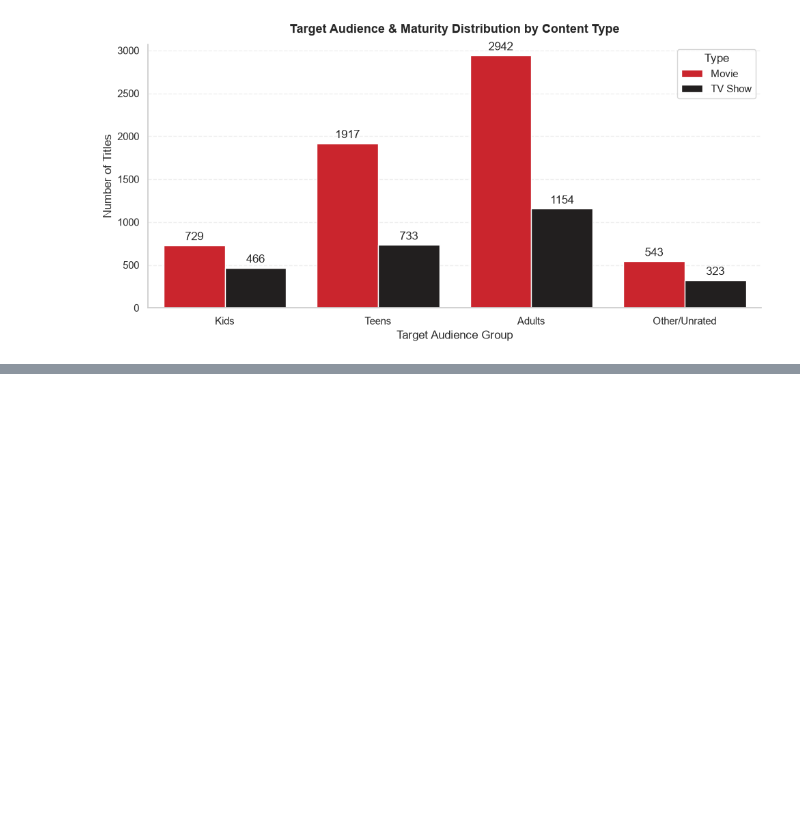
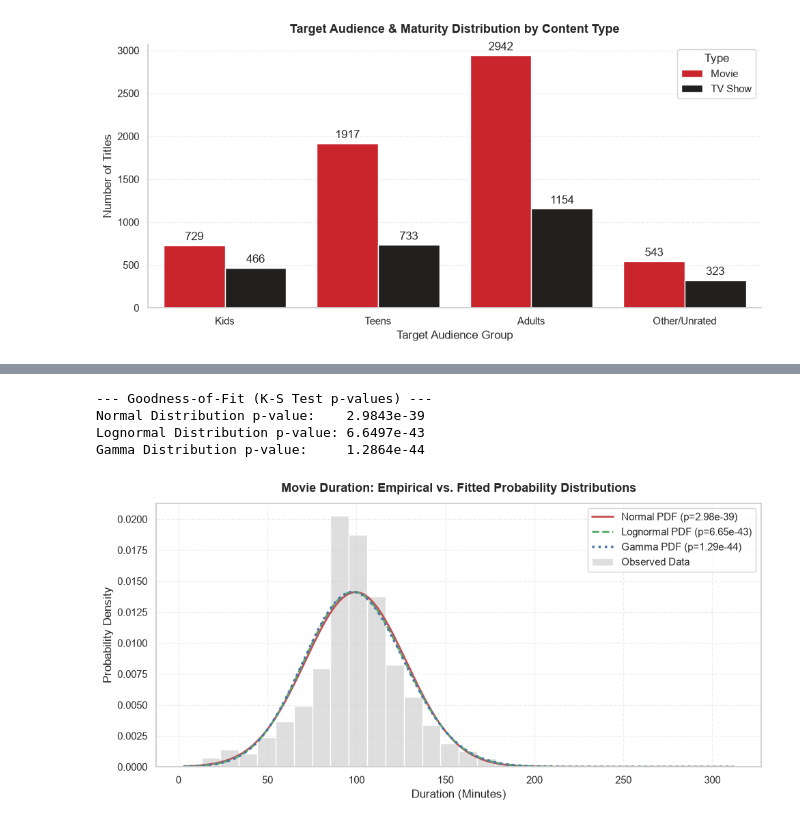
Before and after one commit to rajanshresth/ds_project, a Jupyter notebook: EDA/catalogue_analysis.ipynb, the cells around one changed output, grey strips where cells are left out. Cells and saved outputs as stored; diff of their text form; code cells hidden in the pictures; blank space fills up the shorter version.

```diff
--- a/EDA/catalogue_analysis.ipynb
+++ b/EDA/catalogue_analysis.ipynb
@@ -364,0 +378,47 @@ plt.show()
+# %%
+import numpy as np
+import matplotlib.pyplot as plt
+import seaborn as sns
+from scipy import stats
+
+# 1. Filter movie durations
+movie_durations = df[df['type'] == 'Movie']['duration_value'].dropna()
+
+# 2. Fit candidate distributions
+norm_params = stats.norm.fit(movie_durations)
+lognorm_params = stats.lognorm.fit(movie_durations)
+gamma_params = stats.gamma.fit(movie_durations)
+
+# 3. Perform Kolmogorov-Smirnov Goodness-of-Fit Tests
+ks_norm = stats.kstest(movie_durations, stats.norm(*norm_params).cdf)
+ks_lognorm = stats.kstest(movie_durations, stats.lognorm(*lognorm_params).cdf)
+ks_gamma = stats.kstest(movie_durations, stats.gamma(*gamma_params).cdf)
+
+print("--- Goodness-of-Fit (K-S Test p-values) ---")
+print(f"Normal Distribution p-value:    {ks_norm.pvalue:.4e}")
+print(f"Lognormal Distribution p-value: {ks_lognorm.pvalue:.4e}")
+print(f"Gamma Distribution p-value:     {ks_gamma.pvalue:.4e}")
+
+# 4. Visual Comparison of Fitted PDFs
+x = np.linspace(movie_durations.min(), movie_durations.max(), 200)
+
+plt.figure(figsize=(10, 5))
+sns.histplot(movie_durations, stat="density", bins=30, color="lightgray", label="Observed Data")
+
+plt.plot(x, stats.norm.pdf(x, *norm_params), 'r-', lw=2, label=f'Normal PDF (p={ks_norm.pvalue:.2e})')
+plt.plot(x, stats.lognorm.pdf(x, *lognorm_params), 'g--', lw=2, label=f'Lognormal PDF (p={ks_lognorm.pvalue:.2e})')
+plt.plot(x, stats.gamma.pdf(x, *gamma_params), 'b:', lw=2.5, label=f'Gamma PDF (p={ks_gamma.pvalue:.2e})')
+
+plt.title('Movie Duration: Empirical vs. Fitted Probability Distributions', fontsize=13, fontweight='bold', pad=12)
+plt.xlabel('Duration (Minutes)')
+plt.ylabel('Probability Density')
+plt.legend(frameon=True)
+plt.grid(True, linestyle='--', alpha=0.3)
+plt.tight_layout()
+plt.show()
+# %% [output]
+--- Goodness-of-Fit (K-S Test p-values) ---
+Normal Distribution p-value:    2.9843e-39
+Lognormal Distribution p-value: 6.6497e-43
+Gamma Distribution p-value:     1.2864e-44
+[figure, added]
```
Also changed, not shown: parts of 45 cells of this notebook.
